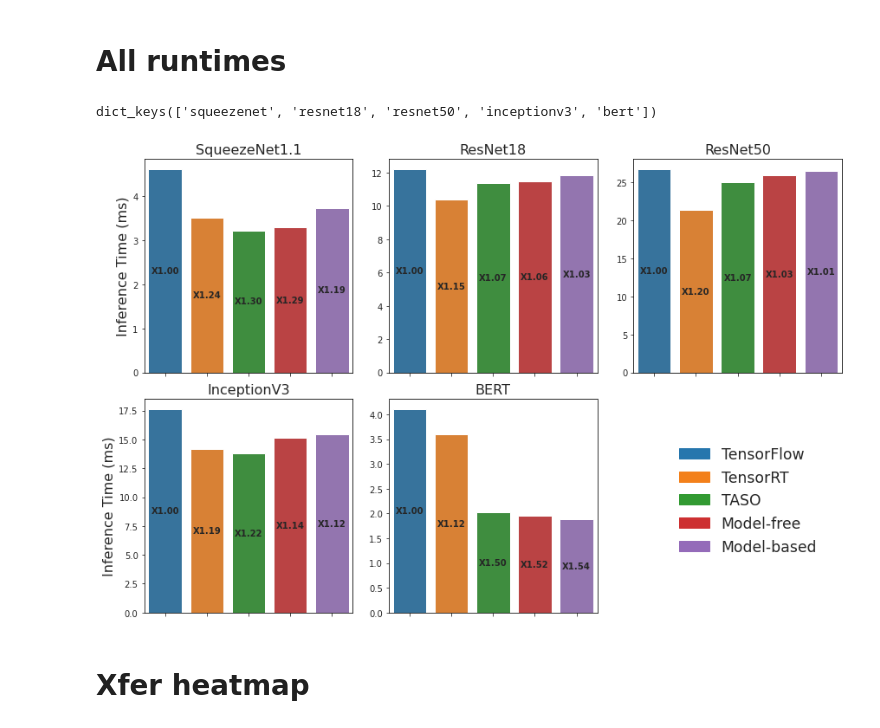
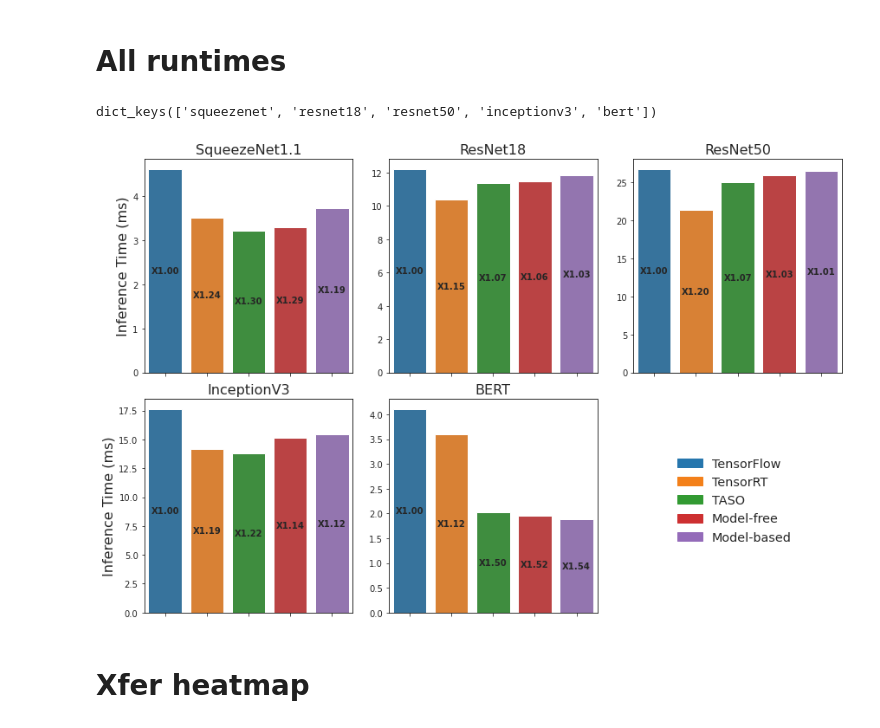
Before and after one commit to seanjparker/rlflow, a Jupyter notebook: notebooks/plotting.ipynb, the cells around one changed output. Drawn from its saved outputs; the diff is of its cells as text; code cells hidden in the pictures.

```diff
--- a/notebooks/plotting.ipynb
+++ b/notebooks/plotting.ipynb
@@ -213,0 +251,3 @@ plot_training_loss_world_model(paths)
+# %%
+paths = get_files_from_dir('../chart_data/modelfree-reward-func')
+plot_training_reward_func(paths, 'mf_reward_func', exclude=['r0'], title='Model-free agent reward using different reward functions')
@@ -227,21 +269,27 @@ def plot_runtimes_bar_chart(paths):
             #max_v, min_v = float(-1e6), float(1e6)
             for backend, obj in json_data[k]['runtime'].items():
                 if backend != 'xflowrl_mf' and backend != 'xflowrl_mb':
-                    data['runtime'].append(obj['mean'])
+                    if isinstance(obj['mean'], list):
+                        data['runtime'].extend(obj['mean'])
+                        data['backend'].extend([backend_map[backend]] * len(obj['mean']))
+                        data['graph'].extend([k] * len(obj['mean']))
+                    else:
+                        data['runtime'].append(obj['mean'])
                     #max_v, min_v = max(max_v, obj['mean']), min(min_v, obj['mean'])
                     #temp_runtime.append(obj['mean'])
-                    data['backend'].append(backend_map[backend])
-                    data['graph'].append(k)
+                        data['backend'].append(backend_map[backend])
+                        data['graph'].append(k)
 
             # data['runtime'].extend([(v - min_v) / (max_v - min_v) for v in temp_runtime])
             graph_order.append(k)
 
     print(data)
     df = pd.DataFrame.from_dict(data)
+    plot_order = df.groupby('')['Deaths'].sum().sort_values(ascending=False).index.values
     print(df.head())
 
     g = sns.catplot(x='backend', y='runtime', col='graph',
-                    data=df, kind='bar', saturation=0.6, ci=None, sharey=False, aspect=0.6)
+                    data=df, kind='bar', saturation=0.6, sharey=False, aspect=0.6)
     g.set_axis_labels('', 'Inference Time (ms)', fontsize=16)
     axes = g.axes.flatten()
     graphs = ['SqueezeNet1.1', 'ResNet18', 'ResNet50', 'InceptionV3', 'BERT']
@@ -261,7 +309,7 @@ def plot_runtimes_bar_chart(paths):
             #ax.bar_label(c, labels=runtime_labels, label_type='edge', fontweight='bold')
             ax.bar_label(c, labels=runtime_labels, label_type='center', fontweight='bold')
     # show_values_on_bars(axes)
-    g.savefig('../plots/baseline_runtimes.eps')
+    g.savefig('../plots/baseline_runtimes_test.eps')
 # %%
 paths = get_files_from_dir('../results/test_runtime')
 plot_runtimes_bar_chart(paths)
@@ -335,0 +452,5 @@ plot_reward_prediction(paths)
+# %%
+paths = get_files_from_dir('../results/test_runtime')
+plot_runtimes_bar_chart_h(paths, exclude=['xflowrl_mf', 'xflowrl_mb'], savename='baseline')
+plot_runtimes_bar_chart_h(paths, exclude=['xflowrl_mb'], savename='mf')
+plot_runtimes_bar_chart_h(paths, exclude=[], savename='all')
@@ -336,5 +461,5 @@ plot_reward_prediction(paths)
 # %%
-def plot_runtimes_bar_chart(paths, exclude=[], savename='', aspect=0.65):
+def plot_runtimes_bar_chart(paths, exclude=[], savename='', aspect=0.65, annotation_size='x-large'):
     backend_map = {'tf': 'TensorFlow', 'trt': 'TensorRT', 'taso': 'TASO', 'xflowrl_mf': 'Model-free', 'xflowrl_mb': 'Model-based'}
     graph_map = {'squeezenet': 'SqueezeNet1.1', 'resnet18': 'ResNet18', 'resnet50': 'ResNet50', 'inceptionv3': 'InceptionV3', 'bert': 'BERT'}
     data = dict(runtime=[], backend=[], graph=[])
@@ -375,9 +500,9 @@ def plot_runtimes_bar_chart(paths, exclude=[], savename='', aspect=0.65):
             spine.set_color('black')
         for c in ax.containers:
             runtime_labels = [f'X{1-((v.get_height()-c[0].get_height())/c[0].get_height()):.2f}' for v in c]
-            ax.bar_label(c, labels=runtime_labels, label_type='center', fontweight='bold')
+            ax.bar_label(c, labels=runtime_labels, label_type='center', fontweight='bold', fontsize=annotation_size)
 
-    axes[0].legend(handles=patches, frameon=False, bbox_to_anchor=(2.5, -0.6), loc='center left', fontsize='xx-large')
+    axes[0].legend(handles=patches, frameon=False, bbox_to_anchor=(2.5, -0.6), loc='center left', fontsize='x-large')
     #show_values_on_bars(axes)
     g.savefig(f'../plots/runtimes_{savename}.eps')
 # %%
@@ -406,10 +531,10 @@ dict_keys(['squeezenet', 'resnet18', 'resnet50', 'inceptionv3', 'bert'])
 # All runtimes
 # %%
 paths = get_files_from_dir('../results/test_runtime')
-plot_runtimes_bar_chart(paths, savename='all')
+plot_runtimes_bar_chart(paths, savename='all', annotation_size='medium')
 # %% [output]
 dict_keys(['squeezenet', 'resnet18', 'resnet50', 'inceptionv3', 'bert'])
-[figure, old version]
+[figure, new version]
 # %% [markdown]
 # Xfer heatmap
 # %%
```
Also changed, not shown: parts of 25 cells of this notebook, 14 other files.
